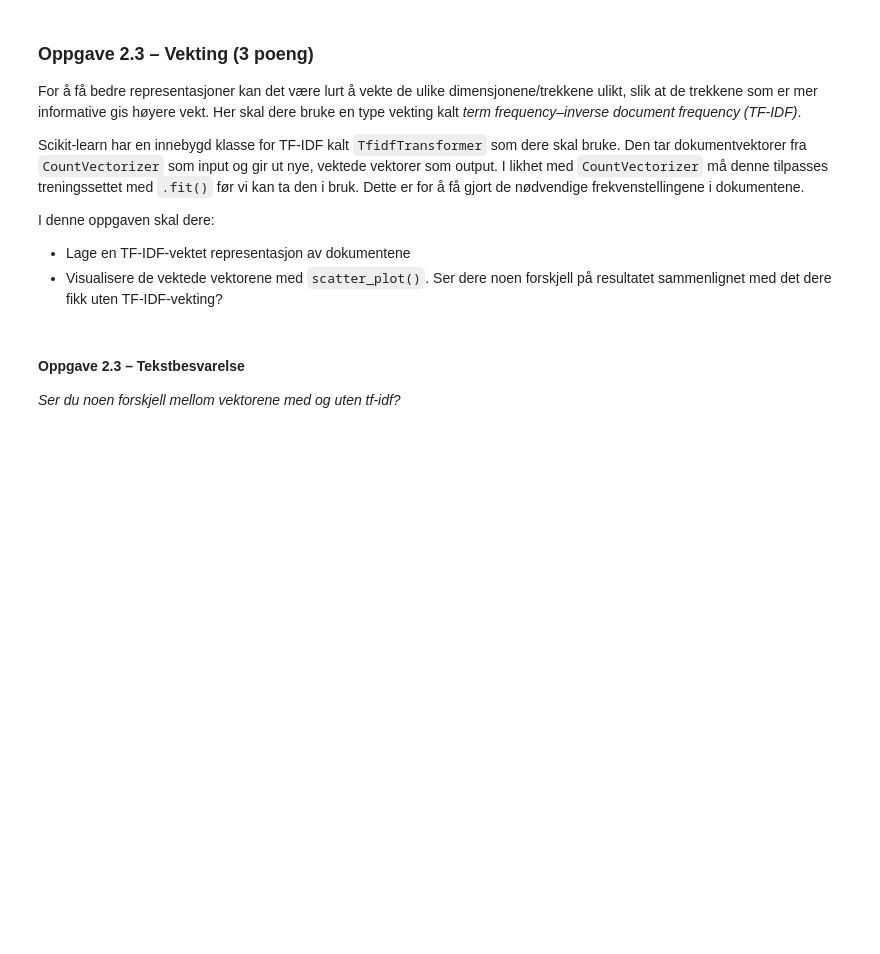
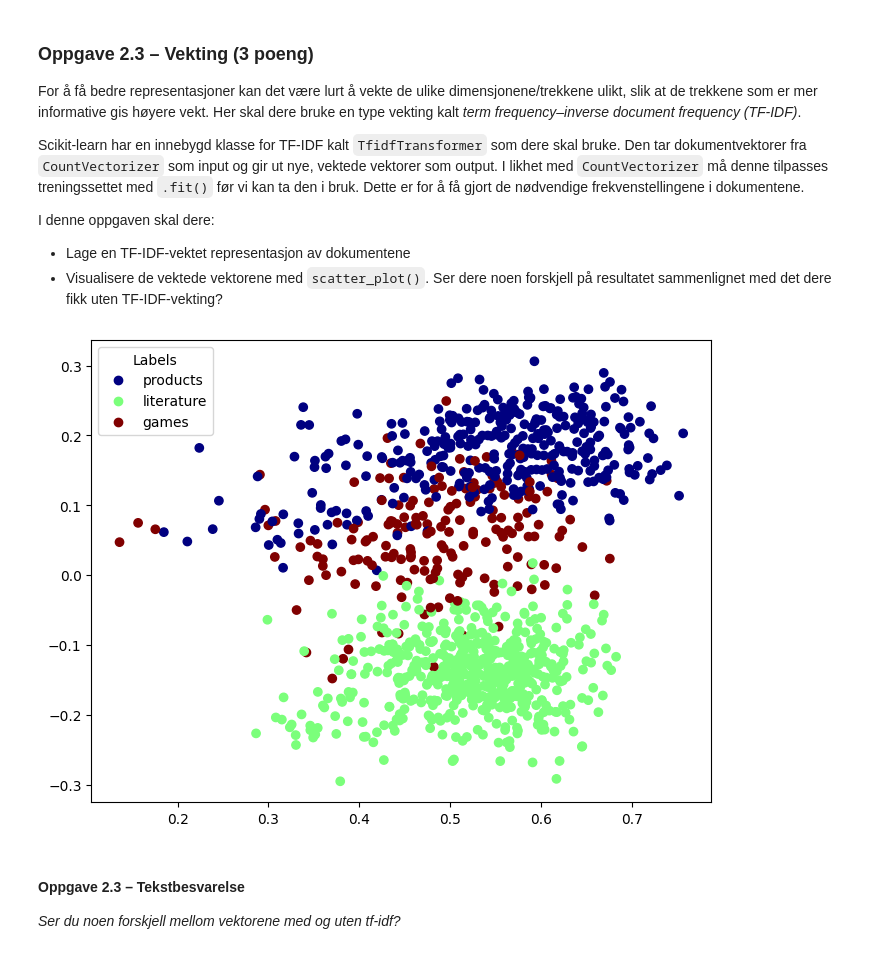
Before and after one commit to Alliananaz/uni, a Jupyter notebook: in1160/oblig1b/oblig_1b.ipynb, the cells around one changed output. Drawn from its saved outputs; the diff is of its cells as text; code cells hidden in the pictures; blank space fills up the shorter version.

```diff
--- a/in1160/oblig1b/oblig_1b.ipynb
+++ b/in1160/oblig1b/oblig_1b.ipynb
@@ -253,6 +255,23 @@ I denne oppgaven skal dere:
 from sklearn.feature_extraction.text import TfidfTransformer
 # %%
 # Oppgave 2.3
+
+def tfidf_vectorize_documents(train_vectorized, validation_vectorized, test_vectorized):
+    tfidf_vectorized = TfidfTransformer()
+
+    tfidf_vectorized.fit(validation_vectorized)
+
+    train_vectorized_tfidf = tfidf_vectorized.transform(train_vectorized)
+    validation_vectorized_tfidf = tfidf_vectorized.transform(validation_vectorized)
+    test_vectorized_tfidf = tfidf_vectorized.transform(test_vectorized)
+
+    return train_vectorized_tfidf, validation_vectorized_tfidf, test_vectorized_tfidf
+
+train_vectorized_tfidf, validation_vectorized_tfidf, test_vectorized_tfidf = tfidf_vectorize_documents(train_vectorized, validation_vectorized, test_vectorized)
+
+doc_plot = scatter_plot(validation_vectorized_tfidf, dev_labels)
+# %% [output]
+[figure, added]
 # %% [markdown]
 #### Oppgave 2.3 – Tekstbesvarelse
 *Ser du noen forskjell mellom vektorene med og uten tf-idf?*
```
Also changed, not shown: parts of 2 cells of this notebook.
